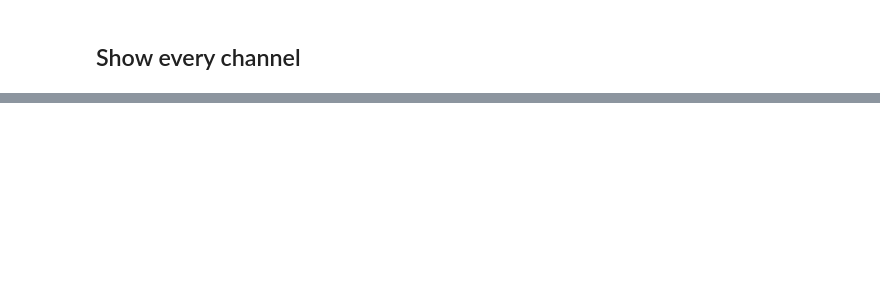
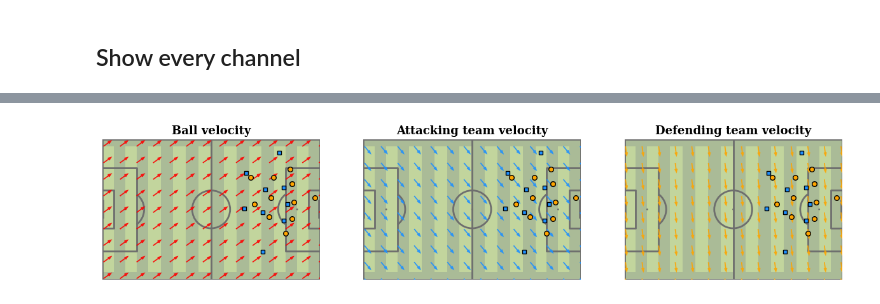
Before and after one commit to ethsen/Soccer-Research, a Jupyter notebook: testing-notebooks/visualize.ipynb, the cells around one changed output, grey strips where cells are left out. Cells and saved outputs as stored; diff of their text form; code cells hidden in the pictures; blank space fills up the shorter version.

```diff
--- a/testing-notebooks/visualize.ipynb
+++ b/testing-notebooks/visualize.ipynb
@@ -186,0 +348,31 @@ show_all_channels_one_figure(cache, static=static)
+# %%
+idx, x_chw, t_3 = cache.get(481)
+viz = SoccerVisualizer(pitch_length=cache.H, pitch_width=cache.W, layout="x_rows")
+
+fig, axes, arts_list = plot_state_velocity_triptych(
+    viz,
+    x_chw,
+    cache.channels,
+    step=8,
+    plain=False,
+)
+
+# Legend: add only once (e.g., middle axis) and force it above quivers
+"""legend = axes[1].legend(
+    loc="upper center",
+    frameon=True,
+    facecolor="#aabb97",
+    edgecolor="lightgray",
+    fontsize=5,
+    labelspacing=0.8,
+    borderpad=0.8,
+    handletextpad=0.8,
+)
+legend.get_frame().set_boxstyle("round,pad=0.4")
+legend.get_frame().set_alpha(0.95)
+legend.set_zorder(1000)
+legend.get_frame().set_zorder(1000)"""
+
+plt.show()
+# %% [output]
+[figure, added]
```
Also changed, not shown: parts of 10 cells of this notebook, 18 other files.
